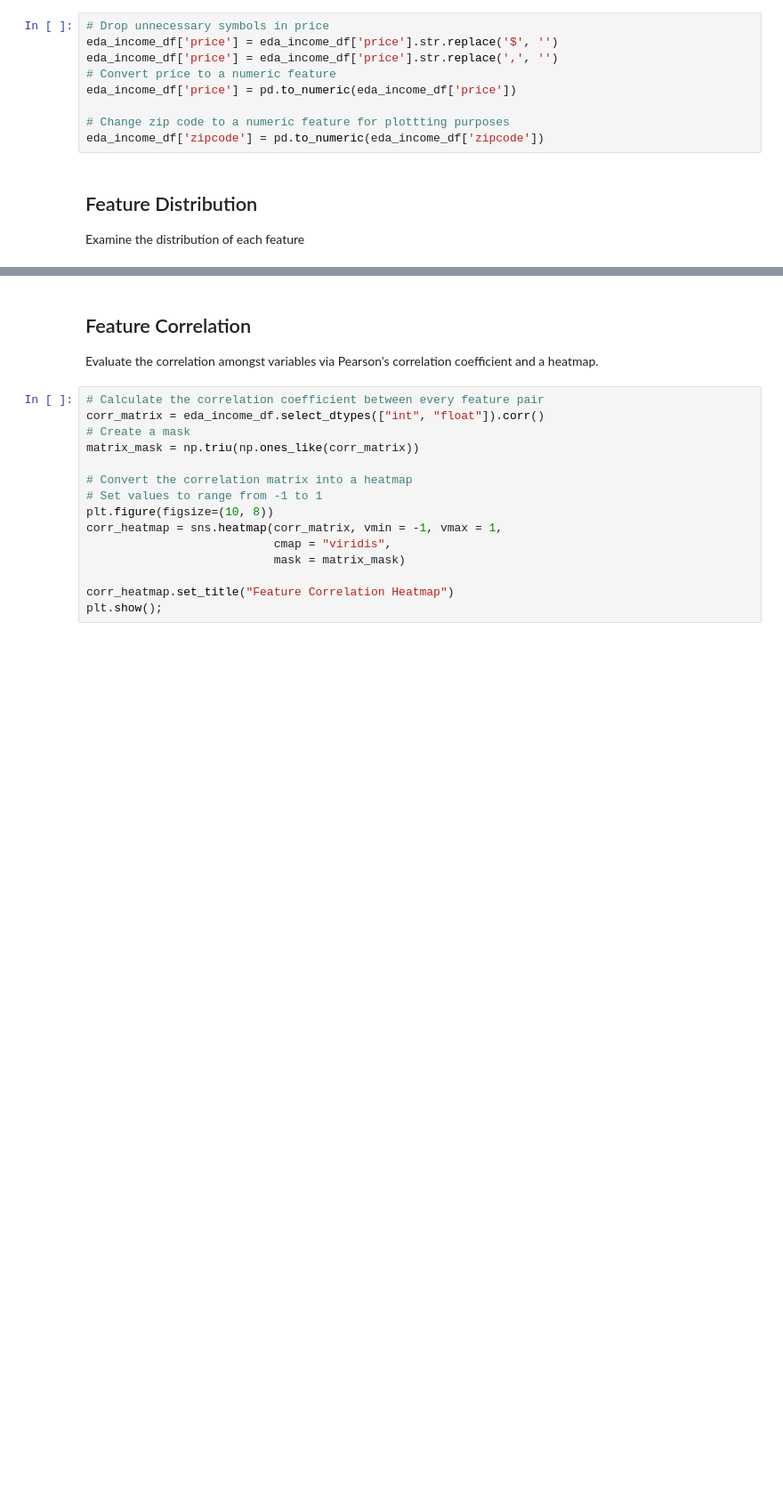
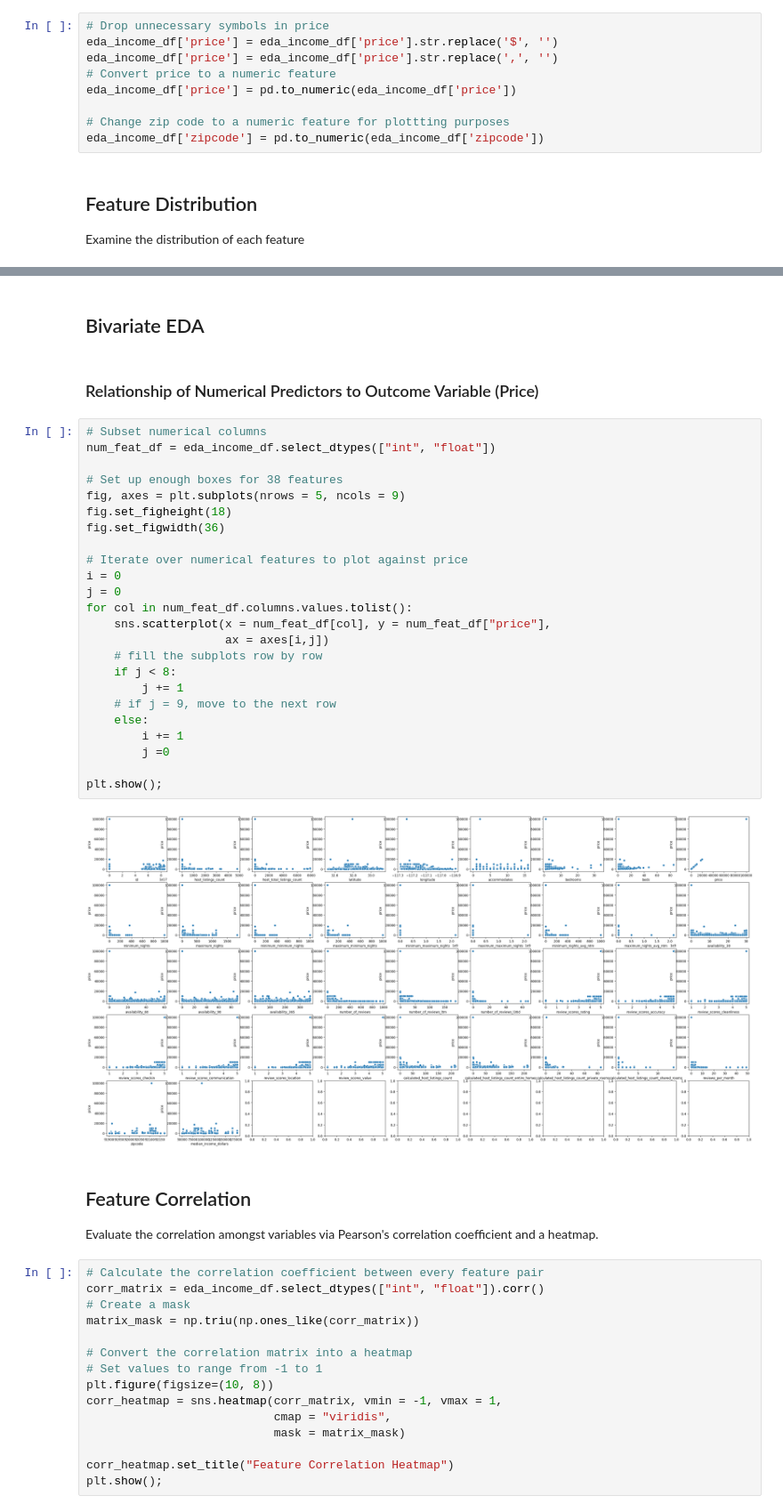
Before and after one commit to nlee98/ADS-599_Capstone_Project, a Jupyter notebook: Code Library/Data_Exploration.ipynb, the cells around one changed output, grey strips where cells are left out. Shown at 89% size. Saved outputs shown, nothing was run; the diff lists cells and outputs as text; blank space fills up the shorter version.

```diff
--- a/Code Library/Data_Exploration.ipynb
+++ b/Code Library/Data_Exploration.ipynb
@@ -391,3 +401,33 @@ plt.show()
+# %% [markdown]
+## Bivariate EDA
+# %% [markdown]
+### Relationship of Numerical Predictors to Outcome Variable (Price)
+# %%
+# Subset numerical columns
+num_feat_df = eda_income_df.select_dtypes(["int", "float"])
+
+# Set up enough boxes for 38 features
+fig, axes = plt.subplots(nrows = 5, ncols = 9)
+fig.set_figheight(18)
+fig.set_figwidth(36)
+
+# Iterate over numerical features to plot against price
+i = 0
+j = 0
+for col in num_feat_df.columns.values.tolist():
+    sns.scatterplot(x = num_feat_df[col], y = num_feat_df["price"],
+                    ax = axes[i,j])
+    # fill the subplots row by row
+    if j < 8:
+        j += 1
+    # if j = 9, move to the next row
+    else:
+        i += 1
+        j =0
+
+plt.show();
+# %% [output]
+[figure, added]
 # %% [markdown]
 ## Feature Correlation
 Evaluate the correlation amongst variables via Pearson's correlation coefficient and a heatmap.
```
Also changed, not shown: parts of 2 cells of this notebook.
